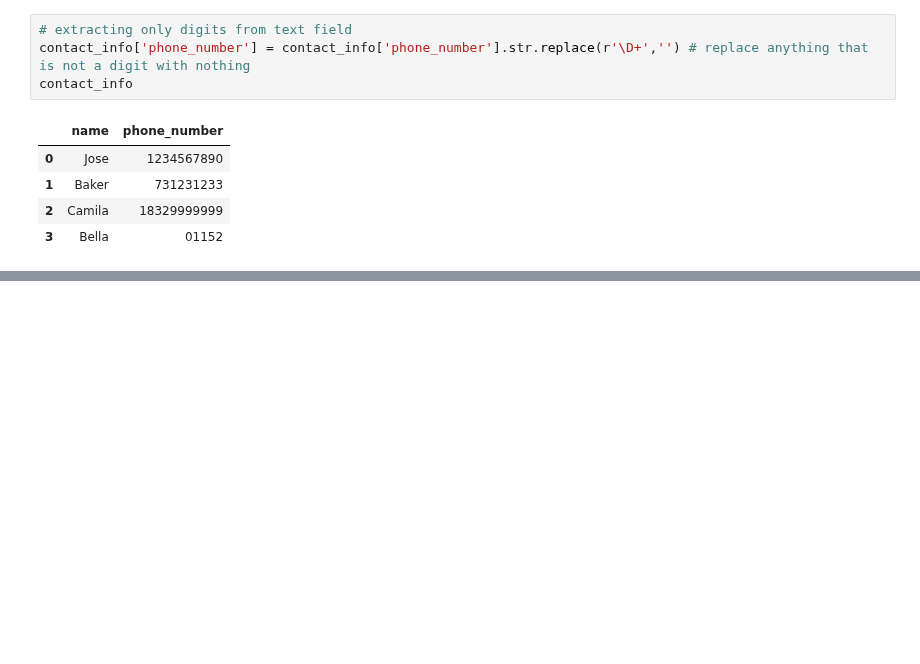
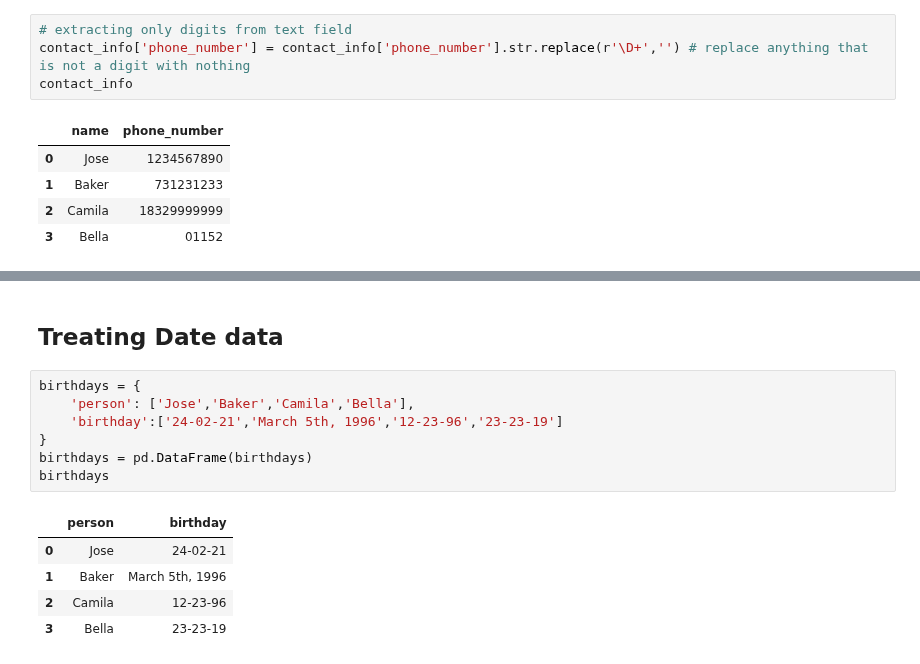
Before and after one commit to Jose-Servin/DataCamp, a Jupyter notebook: Courses/Cleaning_Data/cleaning_data.ipynb, the cells around one changed output, grey strips where cells are left out. Saved outputs shown, nothing was run; the diff lists cells and outputs as text; blank space fills up the shorter version.

```diff
--- a/Courses/Cleaning_Data/cleaning_data.ipynb
+++ b/Courses/Cleaning_Data/cleaning_data.ipynb
@@ -786,0 +823,15 @@ contact_info
+# %% [markdown]
+## Treating Date data
+# %%
+birthdays = {
+    'person': ['Jose','Baker','Camila','Bella'],
+    'birthday':['24-02-21','March 5th, 1996','12-23-96','23-23-19']
+}
+birthdays = pd.DataFrame(birthdays)
+birthdays
+# %% [output]
+|  | person | birthday |
+| 0 | Jose | 24-02-21 |
+| 1 | Baker | March 5th, 1996 |
+| 2 | Camila | 12-23-96 |
+| 3 | Bella | 23-23-19 |
```
Also changed, not shown: parts of 12 cells of this notebook.
